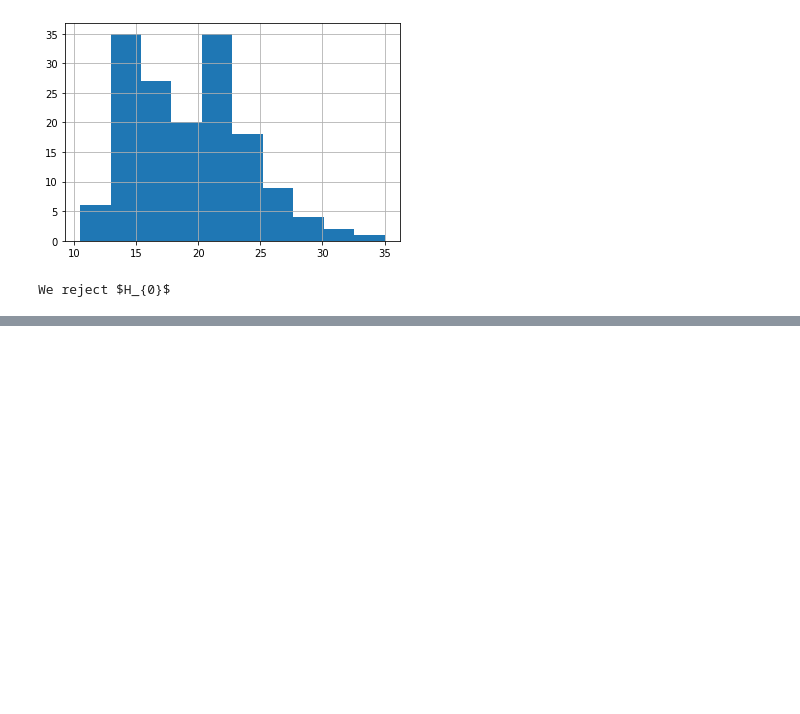
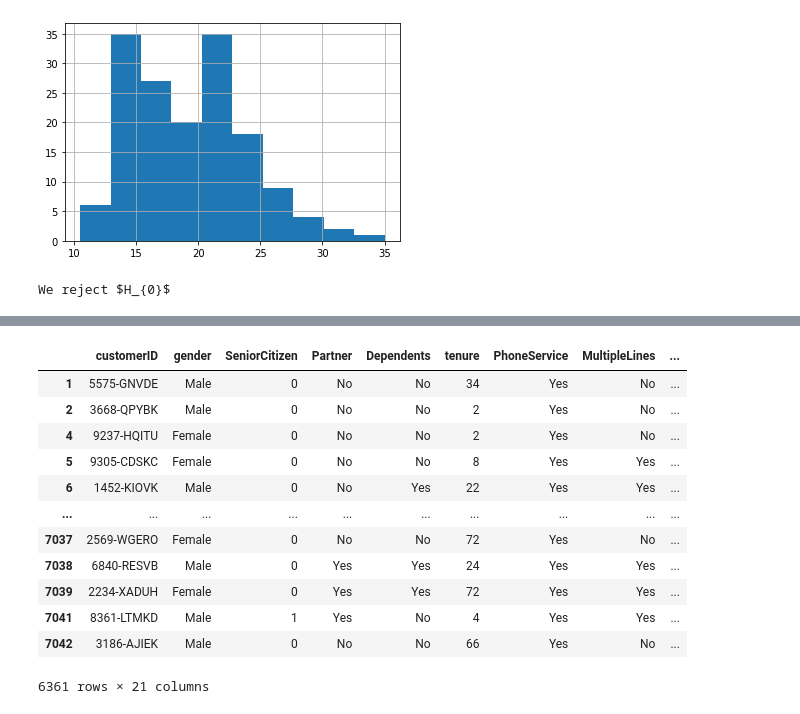
Before and after one commit to veronica-f-reyes/statistics-exercises, a Jupyter notebook: hypothesis_testing.ipynb, the cells around one changed output, grey strips where cells are left out. Saved outputs shown, nothing was run; the diff lists cells and outputs as text; code cells hidden in the pictures; blank space fills up the shorter version.

```diff
--- a/hypothesis_testing.ipynb
+++ b/hypothesis_testing.ipynb
@@ -337,0 +396,2 @@ We reject $H_{0}$
+# %%
+df = pd.read_csv("Cust_Churn_Telco - Cust_Churn_Telco.csv")
@@ -337,0 +482,3 @@ We reject $H_{0}$
+# %%
+has_phone_bool = df.PhoneService == 'Yes'
+has_phone_bool
@@ -337,0 +498,17 @@ We reject $H_{0}$
+# %%
+phone_customers = df[has_phone_bool]
+phone_customers
+# %% [output]
+|  | customerID | gender | SeniorCitizen | Partner | Dependents | tenure | PhoneService | MultipleLines | ... |
+| 1 | 5575-GNVDE | Male | 0 | No | No | 34 | Yes | No | ... |
+| 2 | 3668-QPYBK | Male | 0 | No | No | 2 | Yes | No | ... |
+| 4 | 9237-HQITU | Female | 0 | No | No | 2 | Yes | No | ... |
+| 5 | 9305-CDSKC | Female | 0 | No | No | 8 | Yes | Yes | ... |
+| 6 | 1452-KIOVK | Male | 0 | No | Yes | 22 | Yes | Yes | ... |
+| ... | ... | ... | ... | ... | ... | ... | ... | ... | ... |
+| 7037 | 2569-WGERO | Female | 0 | No | No | 72 | Yes | No | ... |
+| 7038 | 6840-RESVB | Male | 0 | Yes | Yes | 24 | Yes | Yes | ... |
+| 7039 | 2234-XADUH | Female | 0 | Yes | Yes | 72 | Yes | Yes | ... |
+| 7041 | 8361-LTMKD | Male | 1 | Yes | No | 4 | Yes | Yes | ... |
+| 7042 | 3186-AJIEK | Male | 0 | No | No | 66 | Yes | No | ... |
+6361 rows × 21 columns
```
Also changed, not shown: parts of 30 cells of this notebook.
